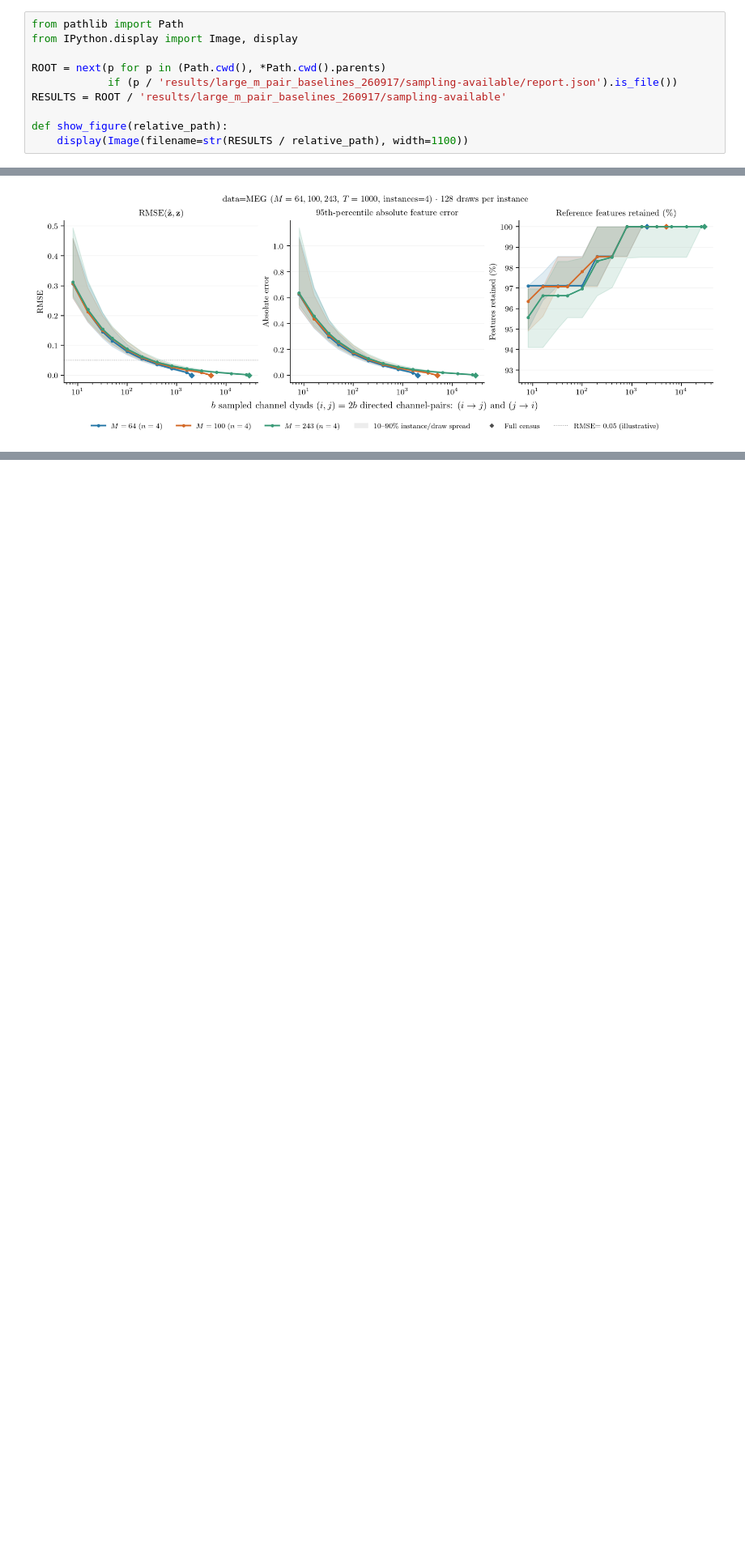
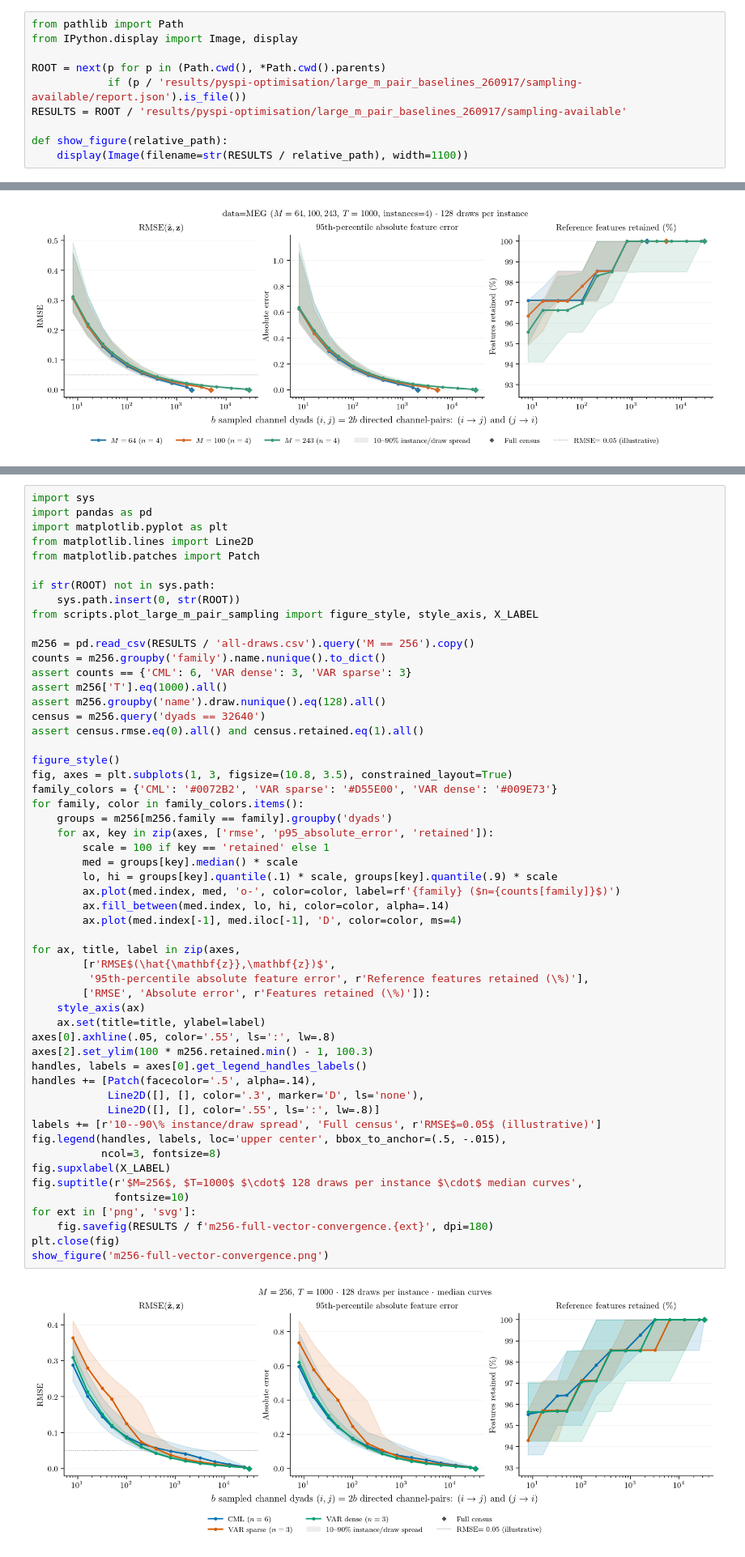
Before and after one commit to willedibam/mts-spi-study-cluster, a Jupyter notebook: notebooks/optimization/channel-pair-sampling.ipynb, the cells around one changed output, grey strips where cells are left out. Shown at 81% size. Cells and saved outputs as stored; diff of their text form; blank space fills up the shorter version.

```diff
--- a/notebooks/optimization/channel-pair-sampling.ipynb
+++ b/notebooks/optimization/channel-pair-sampling.ipynb
@@ -9,8 +9,8 @@ from pathlib import Path
 from IPython.display import Image, display
 
 ROOT = next(p for p in (Path.cwd(), *Path.cwd().parents)
-            if (p / 'results/large_m_pair_baselines_260917/sampling-available/report.json').is_file())
-RESULTS = ROOT / 'results/large_m_pair_baselines_260917/sampling-available'
+            if (p / 'results/pyspi-optimisation/large_m_pair_baselines_260917/sampling-available/report.json').is_file())
+RESULTS = ROOT / 'results/pyspi-optimisation/large_m_pair_baselines_260917/sampling-available'
 
 def show_figure(relative_path):
     display(Image(filename=str(RESULTS / relative_path), width=1100))
@@ -27,3 +31,59 @@ show_figure('meg-full-vector-convergence.png')
+# %%
+import sys
+import pandas as pd
+import matplotlib.pyplot as plt
+from matplotlib.lines import Line2D
+from matplotlib.patches import Patch
+
+if str(ROOT) not in sys.path:
+    sys.path.insert(0, str(ROOT))
+from scripts.plot_large_m_pair_sampling import figure_style, style_axis, X_LABEL
+
+m256 = pd.read_csv(RESULTS / 'all-draws.csv').query('M == 256').copy()
+counts = m256.groupby('family').name.nunique().to_dict()
+assert counts == {'CML': 6, 'VAR dense': 3, 'VAR sparse': 3}
+assert m256['T'].eq(1000).all()
+assert m256.groupby('name').draw.nunique().eq(128).all()
+census = m256.query('dyads == 32640')
+assert census.rmse.eq(0).all() and census.retained.eq(1).all()
+
+figure_style()
+fig, axes = plt.subplots(1, 3, figsize=(10.8, 3.5), constrained_layout=True)
+family_colors = {'CML': '#0072B2', 'VAR sparse': '#D55E00', 'VAR dense': '#009E73'}
+for family, color in family_colors.items():
+    groups = m256[m256.family == family].groupby('dyads')
+    for ax, key in zip(axes, ['rmse', 'p95_absolute_error', 'retained']):
+        scale = 100 if key == 'retained' else 1
+        med = groups[key].median() * scale
+        lo, hi = groups[key].quantile(.1) * scale, groups[key].quantile(.9) * scale
+        ax.plot(med.index, med, 'o-', color=color, label=rf'{family} ($n={counts[family]}$)')
+        ax.fill_between(med.index, lo, hi, color=color, alpha=.14)
+        ax.plot(med.index[-1], med.iloc[-1], 'D', color=color, ms=4)
+
+for ax, title, label in zip(axes,
+        [r'RMSE$(\hat{\mathbf{z}},\mathbf{z})$',
+         '95th-percentile absolute feature error', r'Reference features retained (\%)'],
+        ['RMSE', 'Absolute error', r'Features retained (\%)']):
+    style_axis(ax)
+    ax.set(title=title, ylabel=label)
+axes[0].axhline(.05, color='.55', ls=':', lw=.8)
+axes[2].set_ylim(100 * m256.retained.min() - 1, 100.3)
+handles, labels = axes[0].get_legend_handles_labels()
+handles += [Patch(facecolor='.5', alpha=.14),
+            Line2D([], [], color='.3', marker='D', ls='none'),
+            Line2D([], [], color='.55', ls=':', lw=.8)]
+labels += [r'10--90\% instance/draw spread', 'Full census', r'RMSE$=0.05$ (illustrative)']
+fig.legend(handles, labels, loc='upper center', bbox_to_anchor=(.5, -.015),
+           ncol=3, fontsize=8)
+fig.supxlabel(X_LABEL)
+fig.suptitle(r'$M=256$, $T=1000$ $\cdot$ 128 draws per instance $\cdot$ median curves',
+             fontsize=10)
+for ext in ['png', 'svg']:
+    fig.savefig(RESULTS / f'm256-full-vector-convergence.{ext}', dpi=180)
+plt.close(fig)
+show_figure('m256-full-vector-convergence.png')
+# %% [output]
+[figure, added]
 # %% [markdown]
 ## Individual SPI–SPI features
 
```
Also changed, not shown: parts of 2 cells of this notebook, 7 other files.
